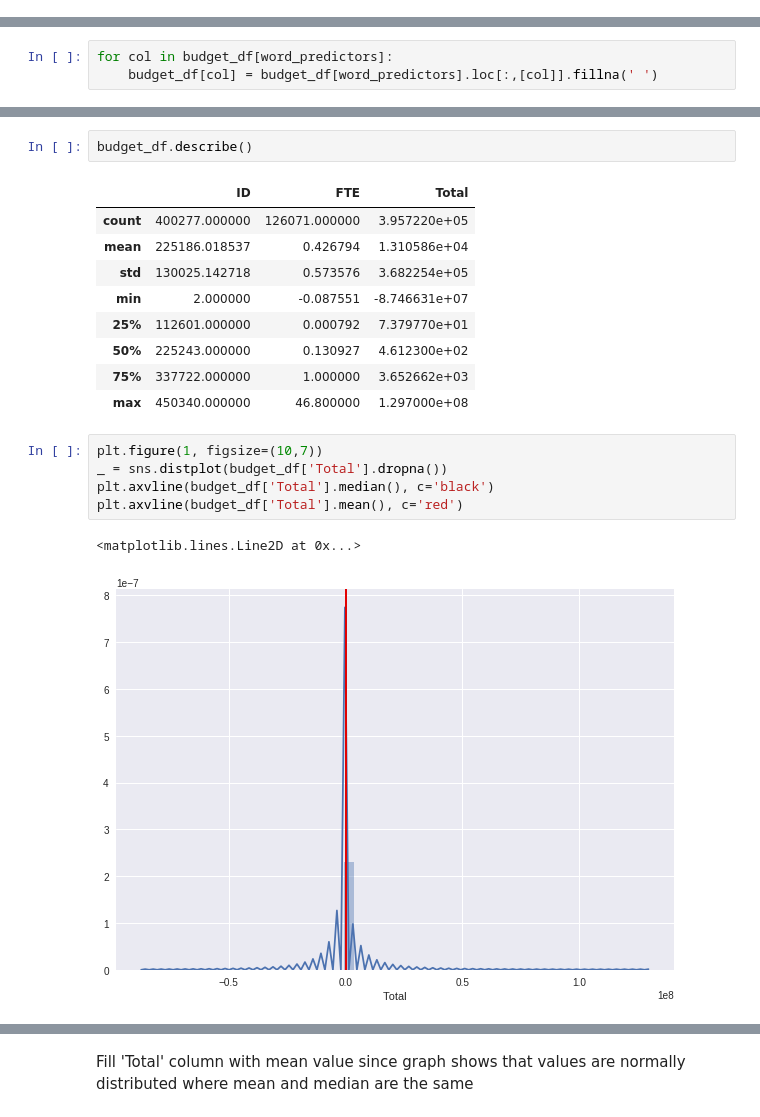
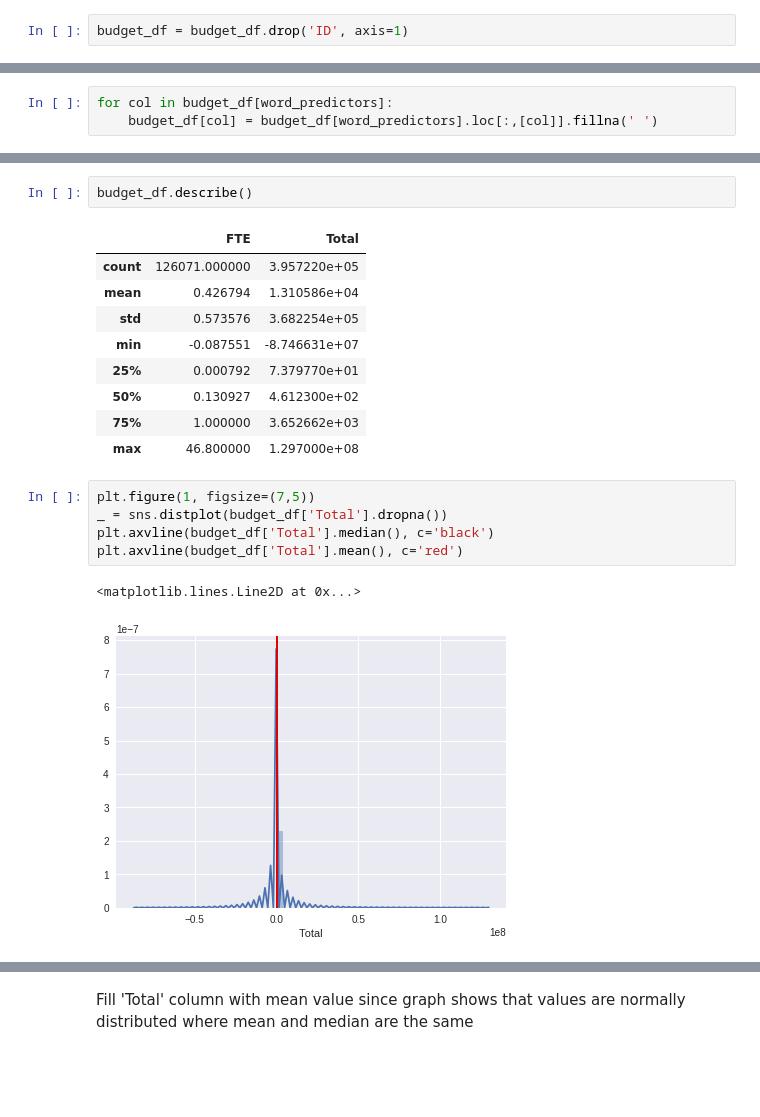
Before and after one commit to Uyentruong236/DSI_Capstone-Education_Budget_Classification, a Jupyter notebook: ipynb/01_EDA_1.ipynb, the cells around one changed output, grey strips where cells are left out. Cells and saved outputs as stored; diff of their text form; blank space fills up the shorter version.

```diff
--- a/ipynb/01_EDA_1.ipynb
+++ b/ipynb/01_EDA_1.ipynb
@@ -44,6 +32,8 @@ Fund_Description          202877 non-null object
 Text_1                    292285 non-null object
 dtypes: float64(2), int64(1), object(23)
 memory usage: 79.4+ MB
+# %%
+budget_df = budget_df.drop('ID', axis=1)
 # %%
 targets = ['Function', 'Use', 'Sharing', 'Reporting', 'Student_Type',
        'Position_Type', 'Object_Type', 'Pre_K', 'Operating_Status']
@@ -174,21 +126,21 @@ dtype: int64
 # %%
 budget_df.describe()
 # %% [output]
-|  | ID | FTE | Total |
-| count | 400277.000000 | 126071.000000 | 3.957220e+05 |
-| mean | 225186.018537 | 0.426794 | 1.310586e+04 |
-| std | 130025.142718 | 0.573576 | 3.682254e+05 |
-| min | 2.000000 | -0.087551 | -8.746631e+07 |
-| 25% | 112601.000000 | 0.000792 | 7.379770e+01 |
-| 50% | 225243.000000 | 0.130927 | 4.612300e+02 |
-| 75% | 337722.000000 | 1.000000 | 3.652662e+03 |
-| max | 450340.000000 | 46.800000 | 1.297000e+08 |
+|  | FTE | Total |
+| count | 126071.000000 | 3.957220e+05 |
+| mean | 0.426794 | 1.310586e+04 |
+| std | 0.573576 | 3.682254e+05 |
+| min | -0.087551 | -8.746631e+07 |
+| 25% | 0.000792 | 7.379770e+01 |
+| 50% | 0.130927 | 4.612300e+02 |
+| 75% | 1.000000 | 3.652662e+03 |
+| max | 46.800000 | 1.297000e+08 |
 # %%
-plt.figure(1, figsize=(10,7))
+plt.figure(1, figsize=(7,5))
 _ = sns.distplot(budget_df['Total'].dropna())
 plt.axvline(budget_df['Total'].median(), c='black')
 plt.axvline(budget_df['Total'].mean(), c='red')
 # %% [output]
 <matplotlib.lines.Line2D at 0x...>
-[figure, old version]
+[figure, new version]
 # %%
```
Also changed, not shown: parts of 35 cells of this notebook, 3 other files.
